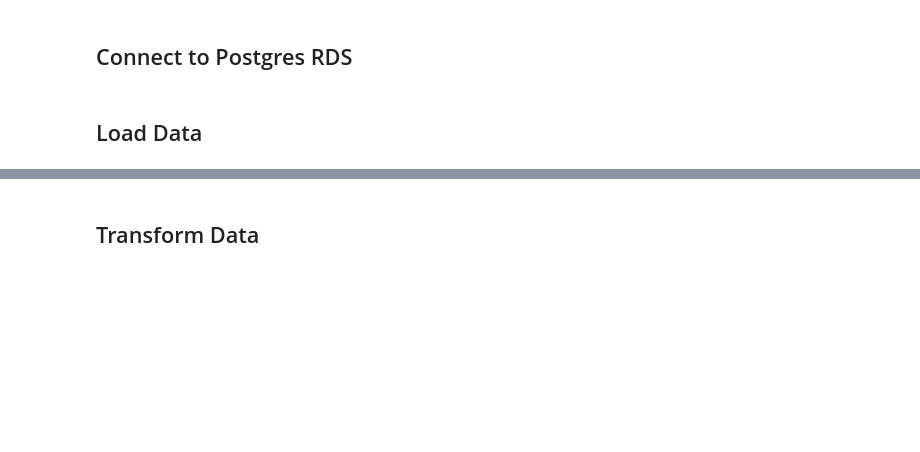
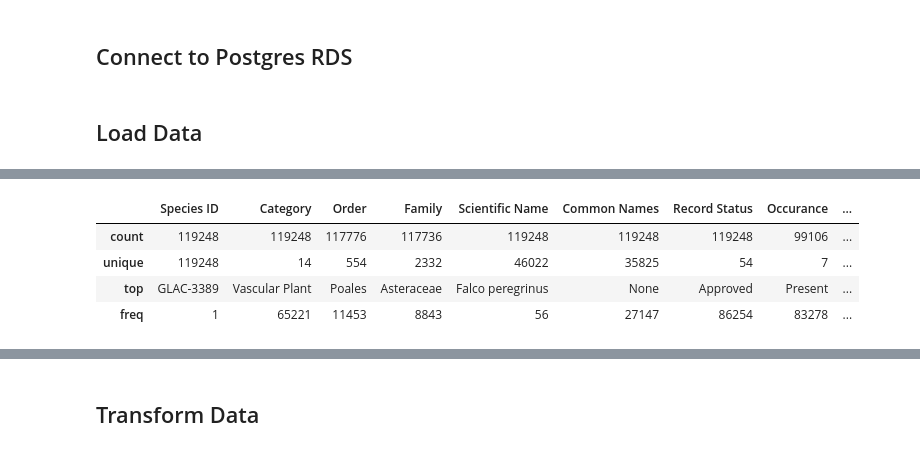
Before and after one commit to holleyvoegtle/Biodiversity_Analysis, a Jupyter notebook: machine-learning/Biodiversity_MachineLearning.ipynb, the cells around one changed output, grey strips where cells are left out. Drawn from its saved outputs; the diff is of its cells as text; code cells hidden in the pictures; blank space fills up the shorter version.

```diff
--- a/machine-learning/Biodiversity_MachineLearning.ipynb
+++ b/machine-learning/Biodiversity_MachineLearning.ipynb
@@ -79,0 +97,9 @@ visitation_df.head()
+# %%
+#Describe the data columns in species_df
+species_df.describe(include='all')
+# %% [output]
+|  | Species ID | Category | Order | Family | Scientific Name | Common Names | Record Status | Occurance | ... |
+| count | 119248 | 119248 | 117776 | 117736 | 119248 | 119248 | 119248 | 99106 | ... |
+| unique | 119248 | 14 | 554 | 2332 | 46022 | 35825 | 54 | 7 | ... |
+| top | GLAC-3389 | Vascular Plant | Poales | Asteraceae | Falco peregrinus | None | Approved | Present | ... |
+| freq | 1 | 65221 | 11453 | 8843 | 56 | 27147 | 86254 | 83278 | ... |
```
Also changed, not shown: parts of 12 cells of this notebook.
